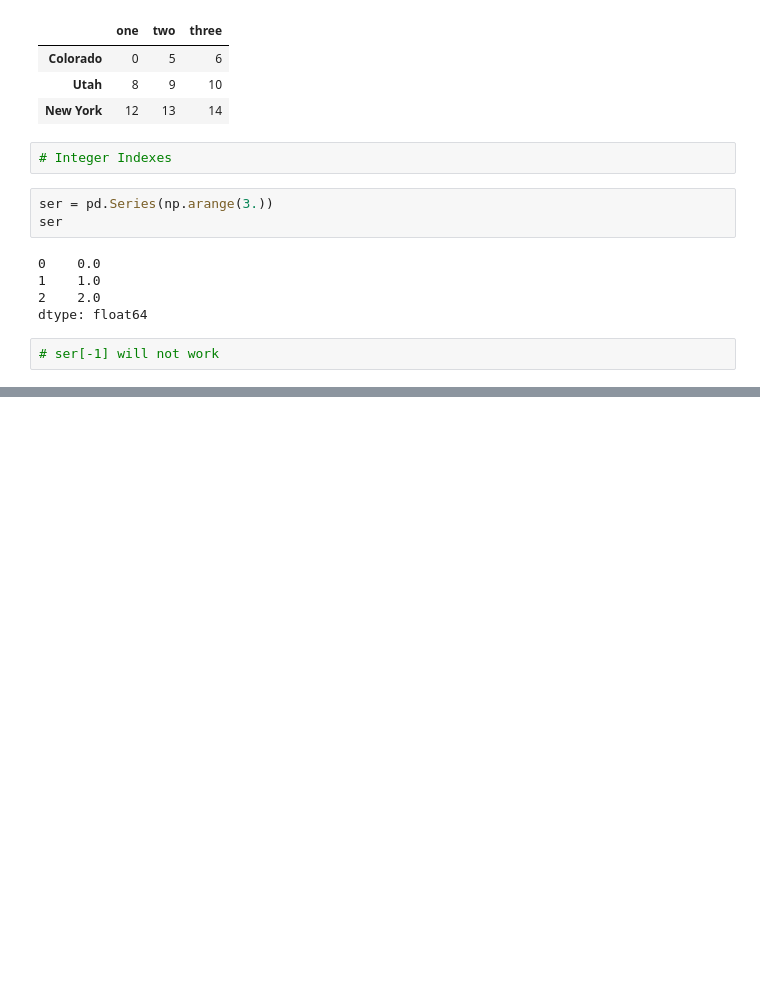
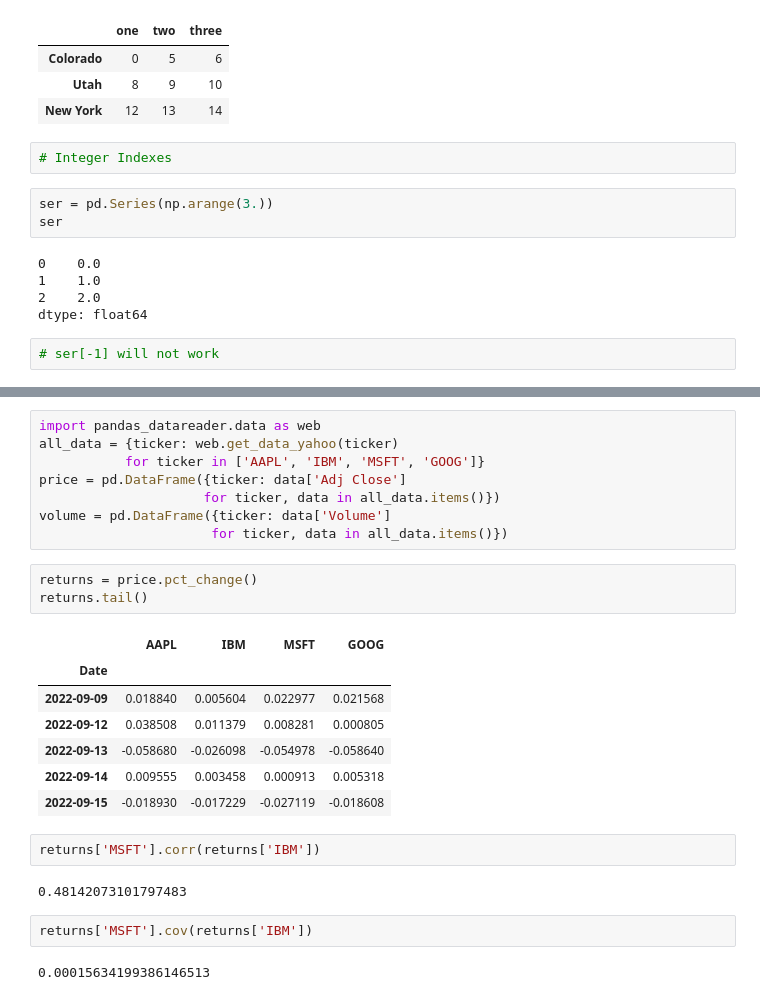
Before and after one commit to Kasaklalita/pydata-book, a Jupyter notebook: Chapter 5 - Getting Started with Pandas.ipynb, the cells around one changed output, grey strips where cells are left out. Saved outputs shown, nothing was run; the diff lists cells and outputs as text; blank space fills up the shorter version.

```diff
--- a/Chapter 5 - Getting Started with Pandas.ipynb
+++ b/Chapter 5 - Getting Started with Pandas.ipynb
@@ -1018,0 +1278,27 @@ format = lambda x: '%.2'
+# %%
+import pandas_datareader.data as web
+all_data = {ticker: web.get_data_yahoo(ticker)
+           for ticker in ['AAPL', 'IBM', 'MSFT', 'GOOG']}
+price = pd.DataFrame({ticker: data['Adj Close']
+                     for ticker, data in all_data.items()})
+volume = pd.DataFrame({ticker: data['Volume']
+                      for ticker, data in all_data.items()})
+# %%
+returns = price.pct_change()
+returns.tail()
+# %% [output]
+|  | AAPL | IBM | MSFT | GOOG |
+| Date |  |  |  |  |
+| 2022-09-09 | 0.018840 | 0.005604 | 0.022977 | 0.021568 |
+| 2022-09-12 | 0.038508 | 0.011379 | 0.008281 | 0.000805 |
+| 2022-09-13 | -0.058680 | -0.026098 | -0.054978 | -0.058640 |
+| 2022-09-14 | 0.009555 | 0.003458 | 0.000913 | 0.005318 |
+| 2022-09-15 | -0.018930 | -0.017229 | -0.027119 | -0.018608 |
+# %%
+returns['MSFT'].corr(returns['IBM'])
+# %% [output]
+0.48142073101797483
+# %%
+returns['MSFT'].cov(returns['IBM'])
+# %% [output]
+0.00015634199386146513
```
Also changed, not shown: parts of 141 cells of this notebook.
